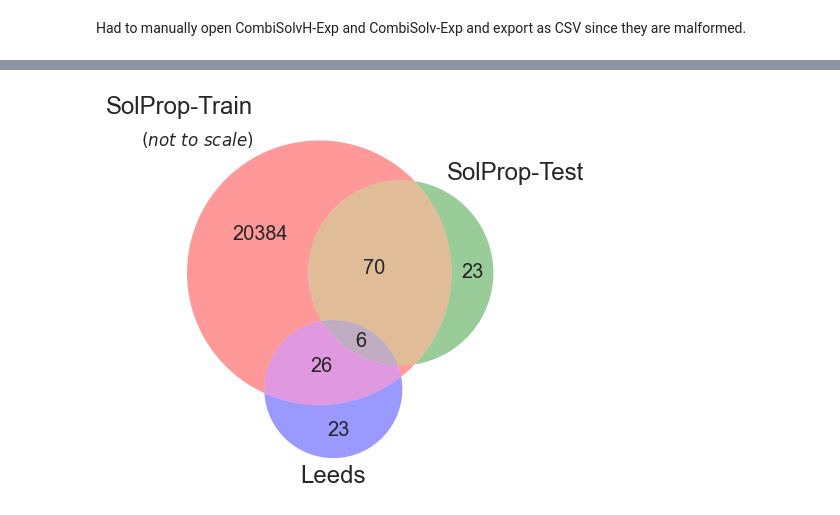
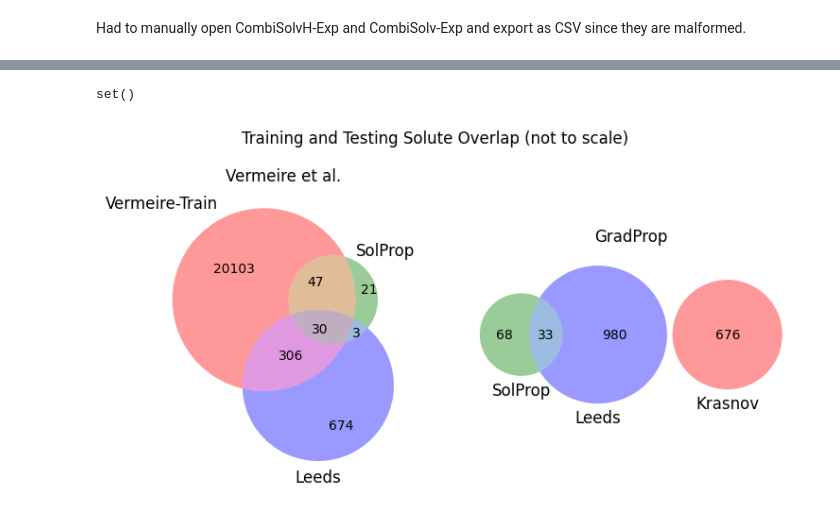
Before and after one commit to JacksonBurns/fastsolv, a Jupyter notebook: figures/solprop_extrapolation.ipynb, the cells around one changed output, grey strips where cells are left out. Drawn from its saved outputs; the diff is of its cells as text; code cells hidden in the pictures.

Commit message:
overhaul with fixed data leak

```diff
--- a/figures/solprop_extrapolation.ipynb
+++ b/figures/solprop_extrapolation.ipynb
@@ -48,6 +43,6 @@ Training data includes 1536 solvents and 20486 solutes.
 # %%
 df = pd.read_csv(Path("../data/vermeire/solprop_nonaq.csv"), index_col=0)
-testing_solutes = set(Chem.CanonSmiles(s) for s in df["solute_smiles"])
-testing_solvents = set(Chem.CanonSmiles(s) for s in df["solvent_smiles"])
-print(f"Testing data includes {len(testing_solvents):d} solvents and {len(testing_solutes):d} solutes.")
+vermeire_testing_solutes = set(Chem.CanonSmiles(s) for s in df["solute_smiles"])
+vermeire_testing_solvents = set(Chem.CanonSmiles(s) for s in df["solvent_smiles"])
+print(f"Testing data includes {len(vermeire_testing_solvents):d} solvents and {len(vermeire_testing_solutes):d} solutes.")
 # %% [output]
@@ -144,10 +58,36 @@ pltr.visualize_plot(size=8, remove_outliers=False, title="SolProp Training vs. T
-# %%
-fig = venn3(
-    [training_solutes, testing_solutes, all_boobier_solutes],
-    ("SolProp-Train\n$_{\it{(not\ to\ scale)}}$", "SolProp-Test", "Leeds"),
-    # first set, second set, overlap 1/2, 3rd, overlap 1/3, overlap 2/3, total overlap
-    subset_areas=(100, 23, 70, 23, 26, 0, 6),
-)
-plt.show()
-# %% [output]
-[figure, removed]
+# %%
+df = pd.read_csv(Path("../data/krasnov/bigsoldb_downsample.csv"), index_col=0)
+krasnov_solutes = set(Chem.CanonSmiles(s) for s in df["solute_smiles"])
+krasnov_svents = set(Chem.CanonSmiles(s) for s in df["solvent_smiles"])
+# %%
+all_leeds_solutes = set(list(leeds_acetone_solutes) + list(leeds_benzene_solutes) + list(leeds_ethanol_solutes))
+# %%
+krasnov_solutes.intersection(vermeire_testing_solutes)
+# %% [output]
+set()
+# %%
+fig, axes = plt.subplots(1, 2, figsize=(8, 4))
+
+fig.suptitle("Training and Testing Solute Overlap (not to scale)")
+plt.sca(axes[0])
+axes[0].set_title("Vermeire et al.")
+venn3_unweighted(
+    [vermeire_training_solutes, vermeire_testing_solutes, all_leeds_solutes],
+    ("Vermeire-Train", "SolProp", "Leeds"),
+    # (Abc, aBc, ABc, abC, AbC, aBC, ABC)
+    subset_areas=(1000, 4*10, 23*10, 675, 309, 50, 60),
+    subset_label_formatter=lambda x: str(x) if x else "",
+)
+plt.sca(axes[1])
+axes[1].set_title("GradProp")
+venn3_unweighted(
+    [krasnov_solutes, vermeire_testing_solutes, all_leeds_solutes],
+    ("Krasnov", "SolProp", "Leeds"),
+    # (Abc, aBc, ABc, abC, AbC, aBC, ABC)
+    subset_areas=(704, 270, 0, 984, 0, 130, 0),
+)
+
+plt.tight_layout()
+plt.show()
+# %% [output]
+[figure, added]
```
Also changed, not shown: parts of 13 cells of this notebook, 17 other files.
